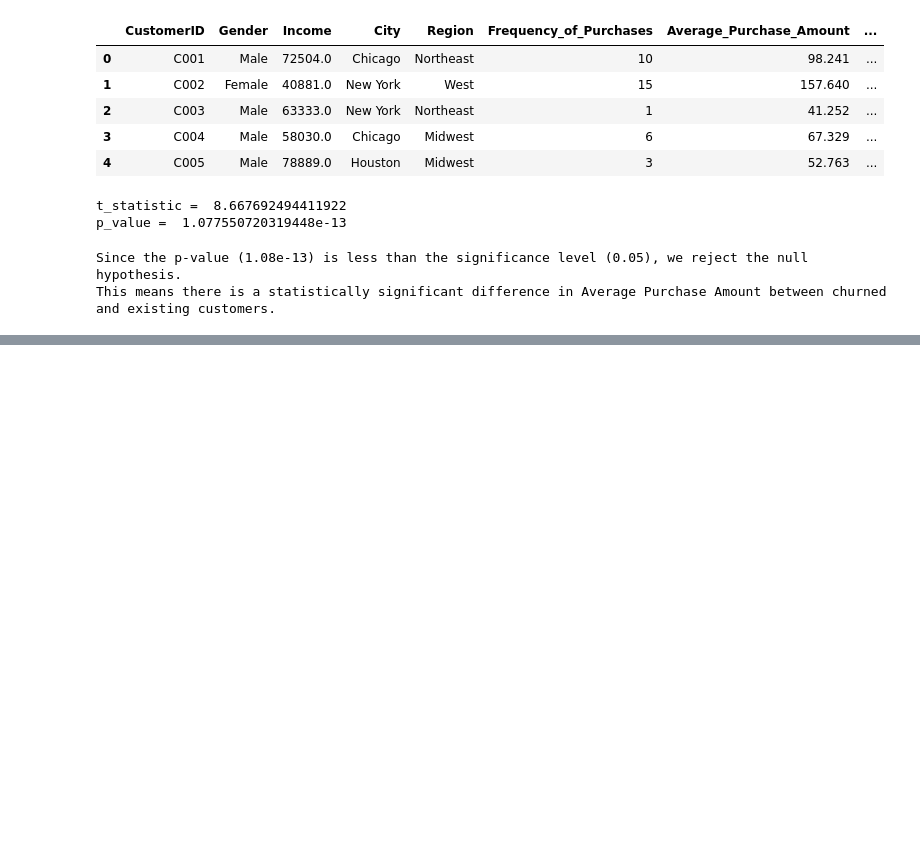
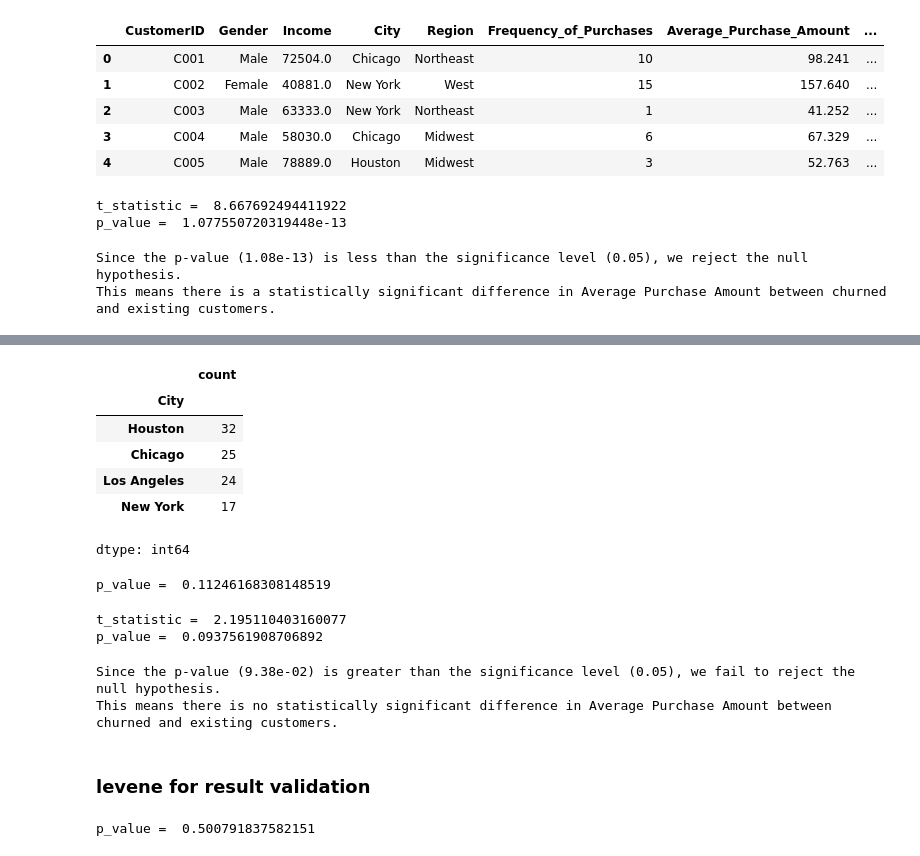
Before and after one commit to ABBAS-37405/PYTHON-AND-DATA-SCIENCE, a Jupyter notebook: dataclean.ipynb, the cells around one changed output, grey strips where cells are left out. Drawn from its saved outputs; the diff is of its cells as text; code cells hidden in the pictures; blank space fills up the shorter version.

```diff
--- a/dataclean.ipynb
+++ b/dataclean.ipynb
@@ -799,0 +836,44 @@ This means there is a statistically significant difference in Average Purchase A
+# %%
+preprocessed_data['City'].value_counts()
+# %% [output]
+|  | count |
+| City |  |
+| Houston | 32 |
+| Chicago | 25 |
+| Los Angeles | 24 |
+| New York | 17 |
+dtype: int64
+# %%
+stat,p_value=shapiro(preprocessed_data['Frequency_of_Purchases'])
+print('p_value = ',p_value)
+# %% [output]
+p_value =  0.11246168308148519
+# %%
+chicago_cust=preprocessed_data.query('City=="Chicago"')['Frequency_of_Purchases']
+new_york_cust=preprocessed_data.query('City=="New York"')['Frequency_of_Purchases']
+hoston_cust=preprocessed_data.query('City=="Houston"')['Frequency_of_Purchases']
+losangeles_cust=preprocessed_data.query('City=="Los Angeles"')['Frequency_of_Purchases']
+t_statistic,p_value=stats.f_oneway(chicago_cust,new_york_cust,hoston_cust,losangeles_cust)
+print('t_statistic = ',t_statistic)
+print('p_value = ',p_value)
+# %% [output]
+t_statistic =  2.195110403160077
+p_value =  0.0937561908706892
+# %%
+alpha = 0.05
+
+if p_value < alpha:
+    print(f"Since the p-value ({p_value:.2e}) is less than the significance level ({alpha}), we reject the null hypothesis.\nThis means there is a statistically significant difference in Average Purchase Amount between churned and existing customers.")
+else:
+    print(f"Since the p-value ({p_value:.2e}) is greater than the significance level ({alpha}), we fail to reject the null hypothesis.\nThis means there is no statistically significant difference in Average Purchase Amount between churned and existing customers.")
+# %% [output]
+Since the p-value (9.38e-02) is greater than the significance level (0.05), we fail to reject the null hypothesis.
+This means there is no statistically significant difference in Average Purchase Amount between churned and existing customers.
+# %% [markdown]
+### levene for result validation
+# %%
+from scipy.stats import levene
+stat,p_value=levene(chicago_cust,new_york_cust,hoston_cust,losangeles_cust)
+print('p_value = ',p_value)
+# %% [output]
+p_value =  0.500791837582151
```
Also changed, not shown: parts of 4 cells of this notebook.
